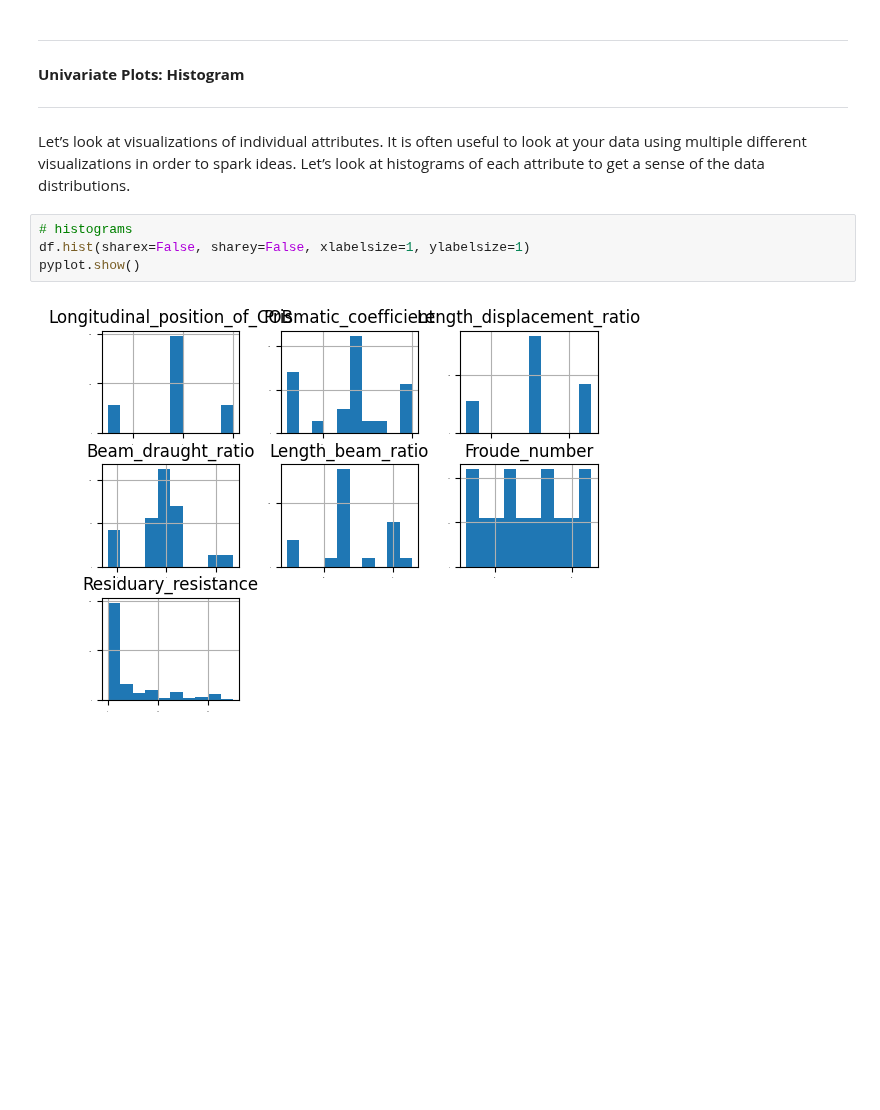
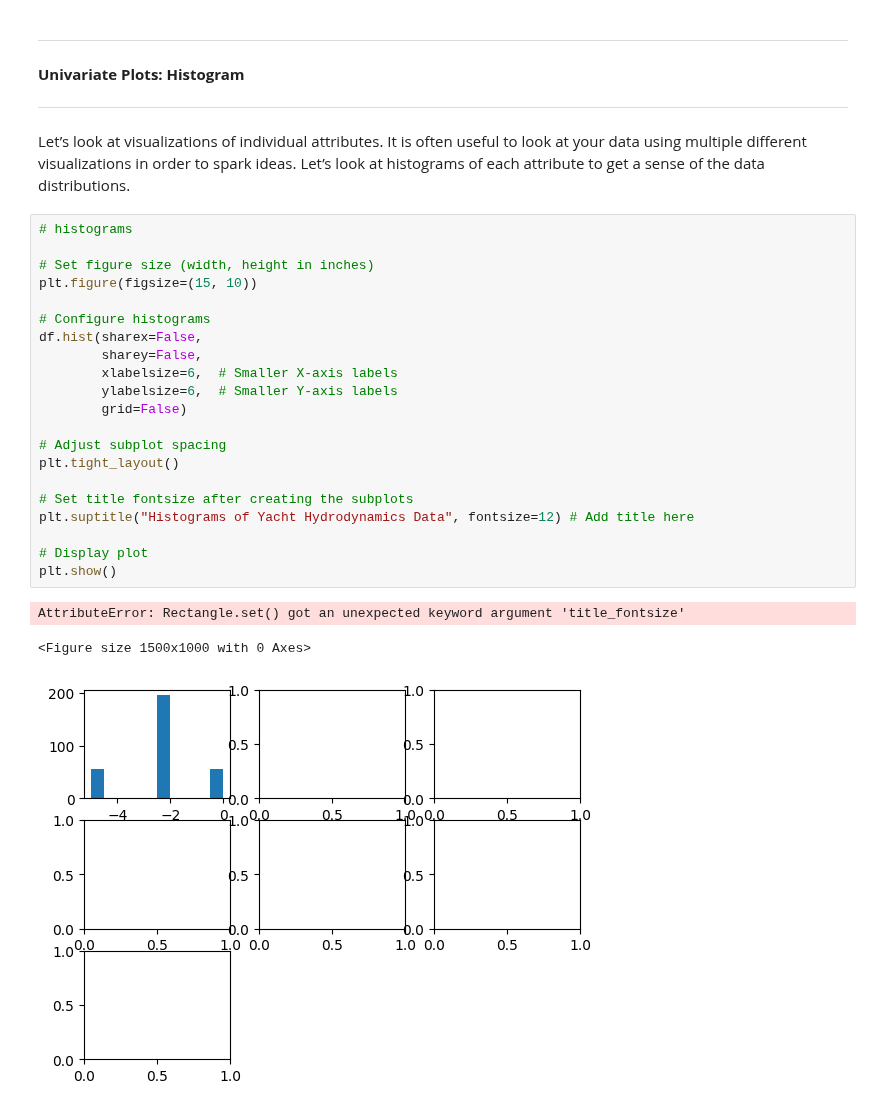
Before and after one commit to JuanZapa7a/AINavalEngineering, a Jupyter notebook: Yacht_Hydrodynamics_Dataset.ipynb, the cells around one changed output. Drawn from its saved outputs; the diff is of its cells as text; blank space fills up the shorter version.

```diff
--- a/Yacht_Hydrodynamics_Dataset.ipynb
+++ b/Yacht_Hydrodynamics_Dataset.ipynb
@@ -298,9 +298,28 @@ are going to look at two types of plots:
 Let’s look at visualizations of individual attributes. It is often useful to look at your data
 using multiple different visualizations in order to spark ideas. Let’s look at histograms of each
 attribute to get a sense of the data distributions.
-# %%
-# histograms
-df.hist(sharex=False, sharey=False, xlabelsize=1, ylabelsize=1)
-pyplot.show()
-# %% [output]
-[figure, removed]
+# %%
+# histograms
+
+# Set figure size (width, height in inches)
+plt.figure(figsize=(15, 10))
+
+# Configure histograms
+df.hist(sharex=False,
+        sharey=False,
+        xlabelsize=6,  # Smaller X-axis labels
+        ylabelsize=6,  # Smaller Y-axis labels
+        grid=False)
+
+# Adjust subplot spacing
+plt.tight_layout()
+
+# Set title fontsize after creating the subplots
+plt.suptitle("Histograms of Yacht Hydrodynamics Data", fontsize=12) # Add title here
+
+# Display plot
+plt.show()
+# %% [output]
+AttributeError: Rectangle.set() got an unexpected keyword argument 'title_fontsize'
+<Figure size 1500x1000 with 0 Axes>
+[figure, added]
```
Also changed, not shown: parts of 2 cells of this notebook.
